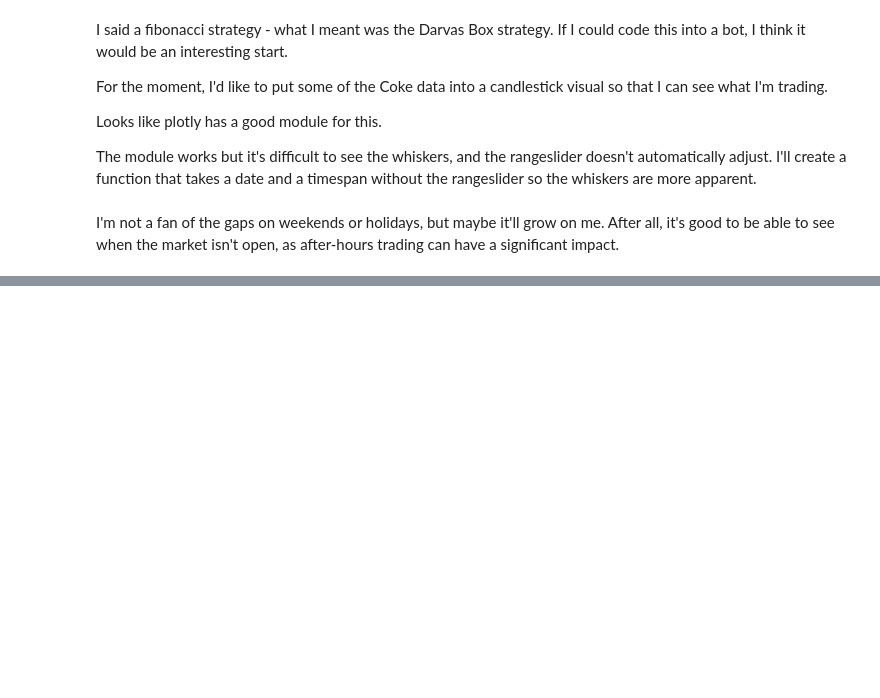
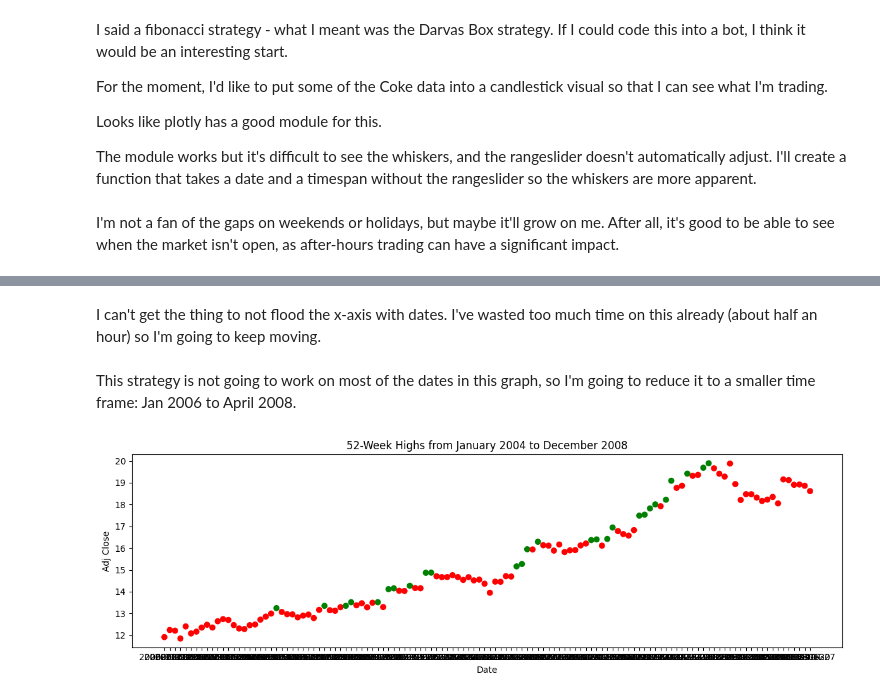
Before and after one commit to zdravoj/stock-bot, a Jupyter notebook: trading_sandbox.ipynb, the cells around one changed output, grey strips where cells are left out. Cells and saved outputs as stored; diff of their text form; code cells hidden in the pictures; blank space fills up the shorter version.

```diff
--- a/trading_sandbox.ipynb
+++ b/trading_sandbox.ipynb
@@ -1500,0 +1586,21 @@ I'm not a fan of the gaps on weekends or holidays, but maybe it'll grow on me. A
+# %% [markdown]
+I can't get the thing to not flood the x-axis with dates. I've wasted too much time on this already (about half an hour) so I'm going to keep moving.
+# %% [markdown]
+This strategy is not going to work on most of the dates in this graph, so I'm going to reduce it to a smaller time frame: Jan 2006 to April 2008.
+# %%
+# select subset of data for dot plot
+subset = coke_weekly_adj.loc['2006-01-01':'2008-04-31'].copy()
+# create color map for 'new_high' column
+colors = ['red' if not x else 'green' for x in subset['new_high']]
+# create dot plot with Date as x-axis and Price as y-axis
+fig, ax = plt.subplots(figsize=(12, 4))
+ax.scatter(subset.index, subset['Adj Close'], color=colors)
+# set x-axis label, y-axis label, and plot title
+ax.set_xlabel('Date')
+ax.set_ylabel('Adj Close')
+ax.set_title('52-Week Highs from January 2004 to December 2008')
+# display the plot
+plt.tight_layout()
+plt.show()
+# %% [output]
+[figure, added]
```
Also changed, not shown: parts of 19 cells of this notebook.
